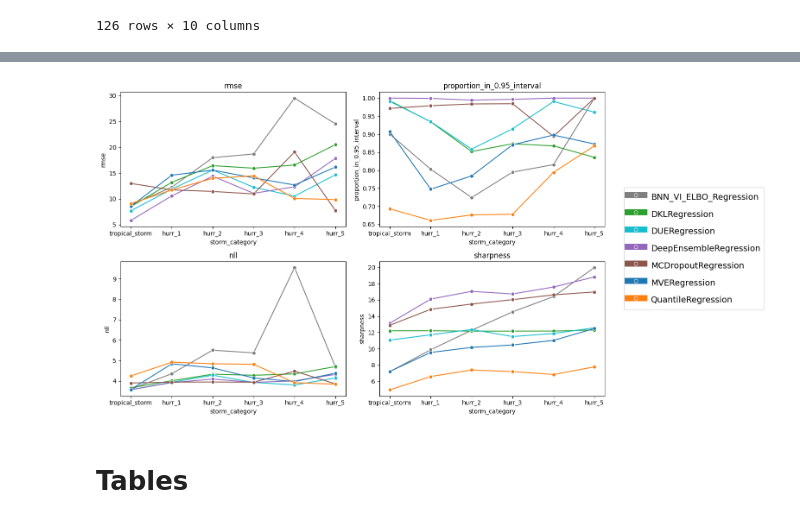
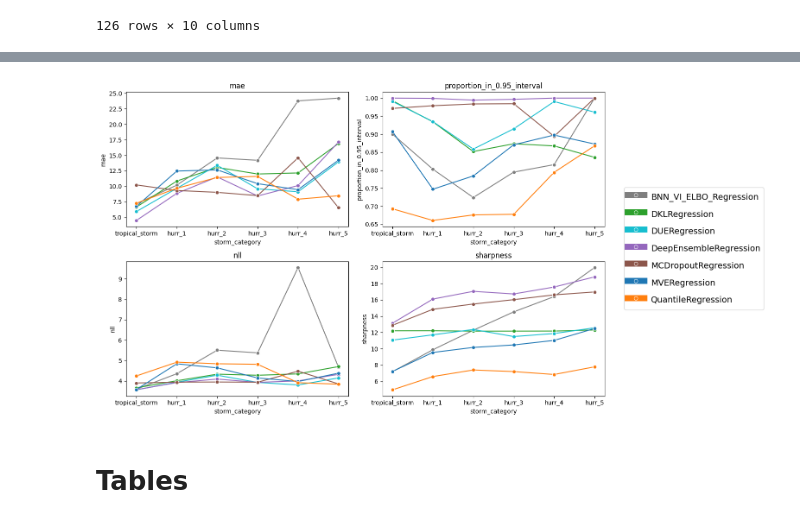
Before and after one commit to nilsleh/tropical_cyclone_uq, a Jupyter notebook: src/results_tropical.ipynb, the cells around one changed output, grey strips where cells are left out. Cells and saved outputs as stored; diff of their text form; code cells hidden in the pictures.

```diff
--- a/src/results_tropical.ipynb
+++ b/src/results_tropical.ipynb
@@ -709,7 +705,7 @@ else:
 fig, axes = plt.subplots(2, 2, figsize=(12,8))
 
 # Assuming 'category' is the column used for x-axis and 'metrics' are the columns to be plotted
-metrics = ["rmse", "proportion_in_0.95_interval", "nll", "sharpness"]
+metrics = ["mae", "proportion_in_0.95_interval", "nll", "sharpness"]
 
 # Assuming 'methods' is the column used for hue
 methods = 'u'
@@ -720,34 +716,34 @@ for i, metric in enumerate(metrics):
     row = i // 2
     col = i % 2
 
     # Create the sns plot
     sns.lineplot(x='storm_category', y=metric, hue="uqmethod", data=plot_cat_df, ax=axes[row, col], marker="o", palette=color_palette)
 
     # Add title
     axes[row, col].set_title(f'{metric}')
 
     # Add legend
     # axes[row, col].set_xticklabels(present_labels)
     # axes[row, col].legend(loc='upper right')
 
 # set the linewidths to the copies
 handles, labels = axes[0,0].get_legend_handles_labels()
 [ha.set_linewidth(10) for ha in handles]
 
 
 fig.legend(handles, labels, loc='center right', bbox_to_anchor=(1.3, 0.5), fontsize=14, handleheight=2)
 
 # Remove individual legends
 for ax in axes.flat:
     ax.get_legend().remove()
 
 # Adjust layout
 plt.tight_layout()
 
 # Show the plots
 plt.show()
 # %% [output]
-[figure, old version]
+[figure, new version]
 # %% [markdown]
 # Tables
 # %%
```
Also changed, not shown: parts of 17 cells of this notebook.
